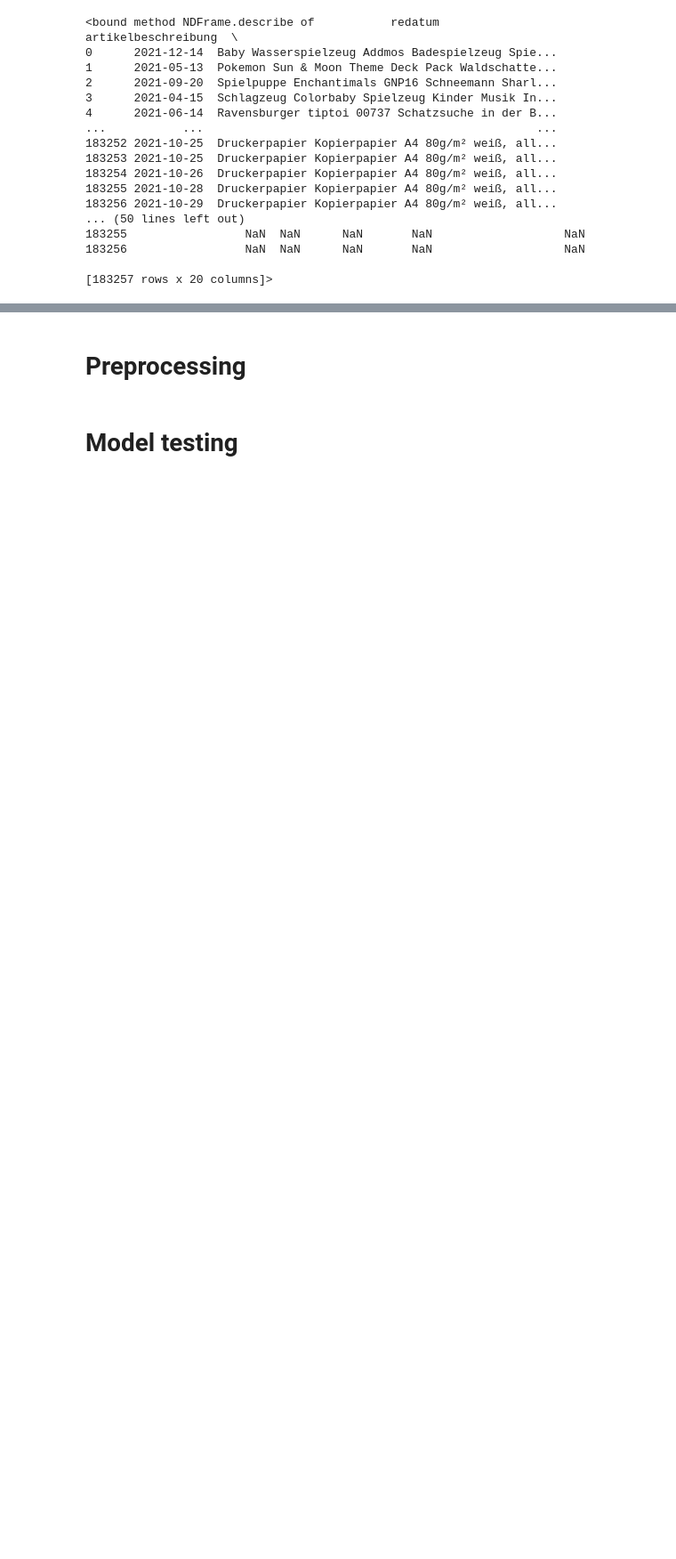
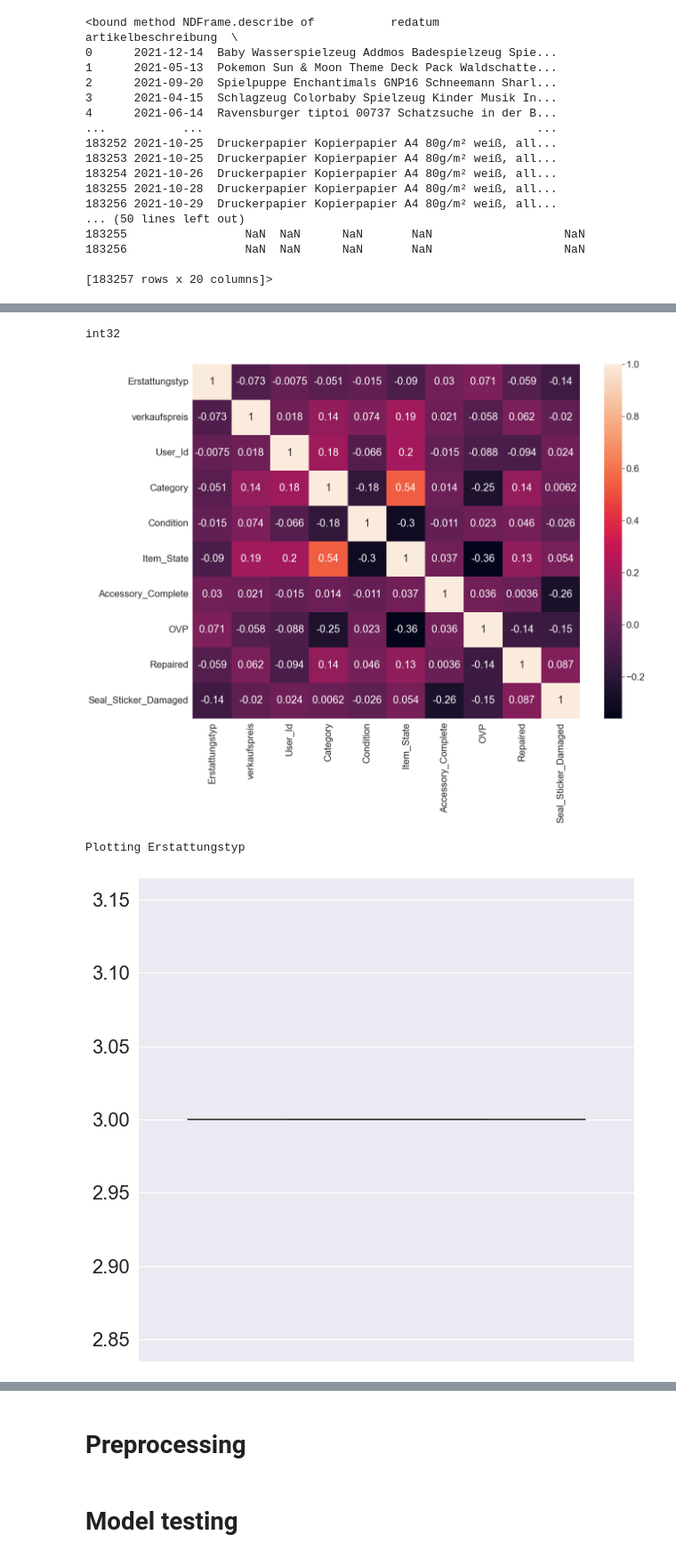
Before and after one commit to daniel-knape/Anwendungsfelder_Business_Analytics, a Jupyter notebook: notepads/Analysis.ipynb, the cells around one changed output, grey strips where cells are left out. Shown at 89% size. Cells and saved outputs as stored; diff of their text form; code cells hidden in the pictures; blank space fills up the shorter version.

```diff
--- a/notepads/Analysis.ipynb
+++ b/notepads/Analysis.ipynb
@@ -221,0 +203,7 @@ plt.show()
+# %%
+eda(all_pos)
+# %% [output]
+int32
+[figure, added]
+Plotting Erstattungstyp
+[figure, added]
```
Also changed, not shown: parts of 43 cells of this notebook, 2 other files.
